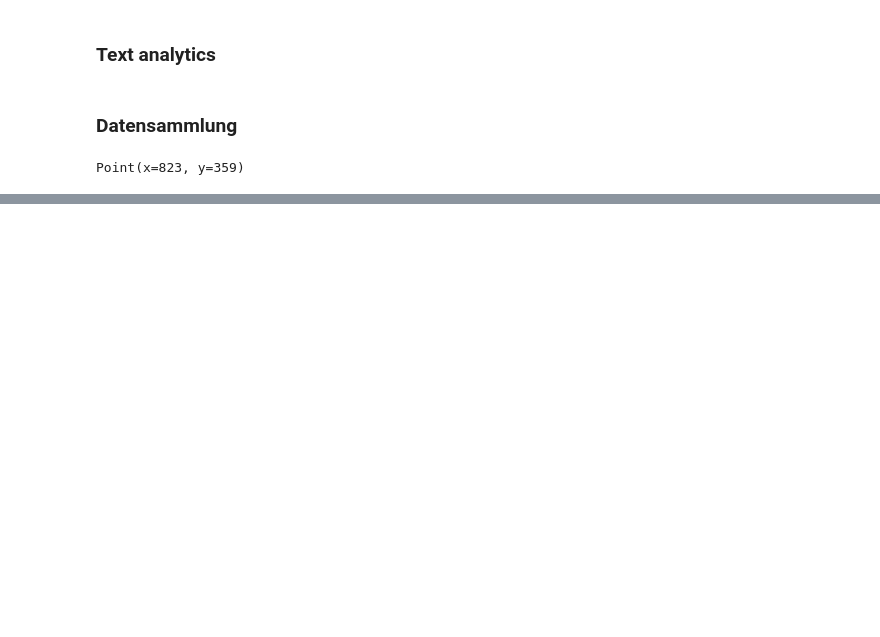
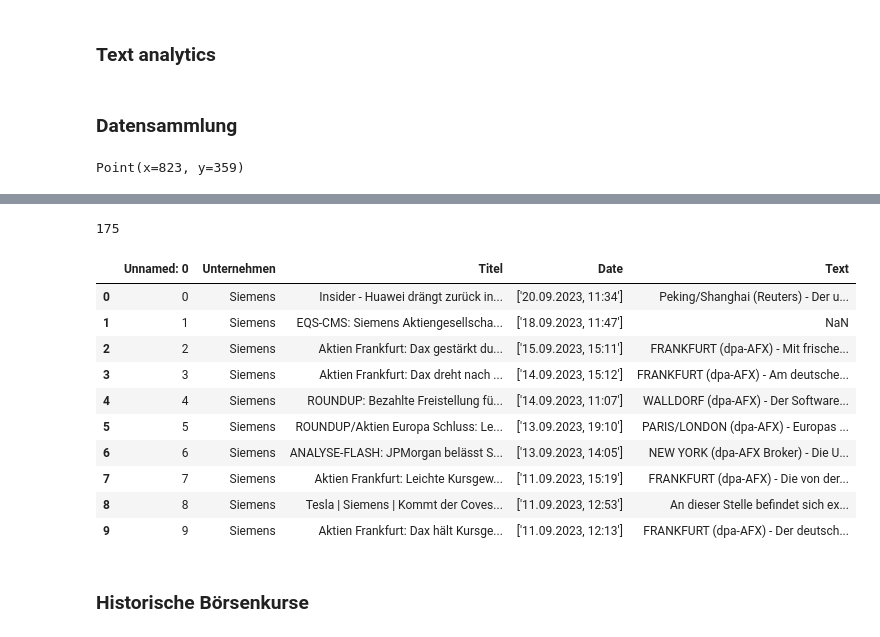
Before and after one commit to M-Mcknsn/NAK-Text-Analytics, a Jupyter notebook: src/main.ipynb, the cells around one changed output, grey strips where cells are left out. Drawn from its saved outputs; the diff is of its cells as text; code cells hidden in the pictures; blank space fills up the shorter version.

```diff
--- a/src/main.ipynb
+++ b/src/main.ipynb
@@ -176,0 +180,21 @@ KeyboardInterrupt:
+# %%
+df = pd.read_csv('Onvista_Articles.csv')
+len(df)
+# %% [output]
+175
+# %%
+df[:10]
+# %% [output]
+|  | Unnamed: 0 | Unternehmen | Titel | Date | Text |
+| 0 | 0 | Siemens | Insider - Huawei drängt zurück in... | ['20.09.2023, 11:34'] | Peking/Shanghai (Reuters) - Der u... |
+| 1 | 1 | Siemens | EQS-CMS: Siemens Aktiengesellscha... | ['18.09.2023, 11:47'] | NaN |
+| 2 | 2 | Siemens | Aktien Frankfurt: Dax gestärkt du... | ['15.09.2023, 15:11'] | FRANKFURT (dpa-AFX) - Mit frische... |
+| 3 | 3 | Siemens | Aktien Frankfurt: Dax dreht nach ... | ['14.09.2023, 15:12'] | FRANKFURT (dpa-AFX) - Am deutsche... |
+| 4 | 4 | Siemens | ROUNDUP: Bezahlte Freistellung fü... | ['14.09.2023, 11:07'] | WALLDORF (dpa-AFX) - Der Software... |
+| 5 | 5 | Siemens | ROUNDUP/Aktien Europa Schluss: Le... | ['13.09.2023, 19:10'] | PARIS/LONDON (dpa-AFX) - Europas ... |
+| 6 | 6 | Siemens | ANALYSE-FLASH: JPMorgan belässt S... | ['13.09.2023, 14:05'] | NEW YORK (dpa-AFX Broker) - Die U... |
+| 7 | 7 | Siemens | Aktien Frankfurt: Leichte Kursgew... | ['11.09.2023, 15:19'] | FRANKFURT (dpa-AFX) - Die von der... |
+| 8 | 8 | Siemens | Tesla | Siemens | Kommt der Coves... | ['11.09.2023, 12:53'] | An dieser Stelle befindet sich ex... |
+| 9 | 9 | Siemens | Aktien Frankfurt: Dax hält Kursge... | ['11.09.2023, 12:13'] | FRANKFURT (dpa-AFX) - Der deutsch... |
+# %% [markdown]
+### Historische Börsenkurse
```
Also changed, not shown: parts of 1 cell of this notebook.
